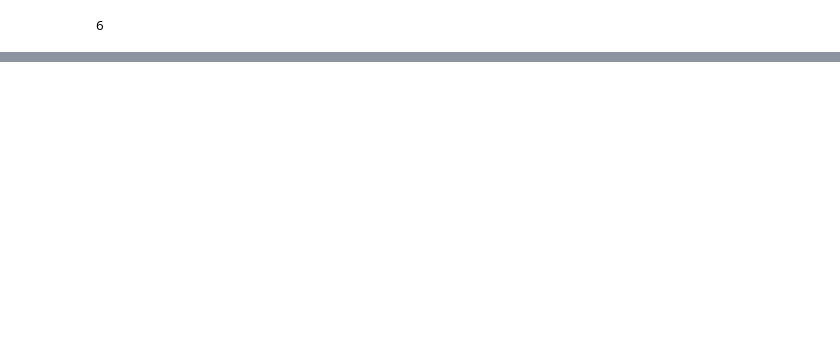
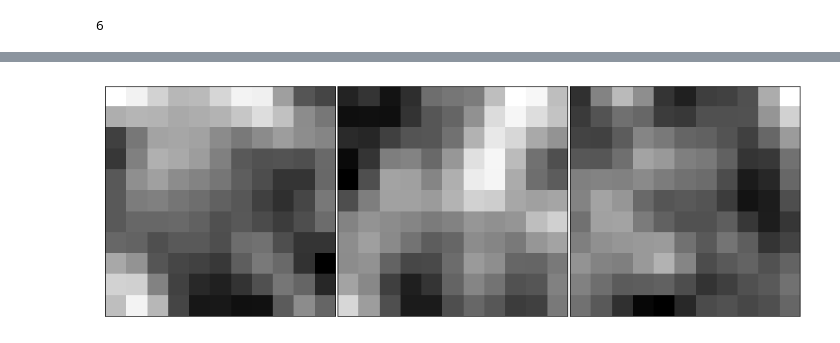
Before and after one commit to tifat58/Deep-Learning-Image-Classification, a Jupyter notebook: shahzain_task.ipynb, the cells around one changed output, grey strips where cells are left out. Saved outputs shown, nothing was run; the diff lists cells and outputs as text; code cells hidden in the pictures; blank space fills up the shorter version.

```diff
--- a/shahzain_task.ipynb
+++ b/shahzain_task.ipynb
@@ -41,0 +55,5 @@ NameError: name 'X_dat' is not defined
+# %%
+import Sampler as sp
+
+X = np.load('X.npy')
+Y = np.load('Y.npy')
@@ -41,0 +103,8 @@ NameError: name 'X_dat' is not defined
+# %%
+(x_train, y_train) = (X[0:15000], Y[0:15000])
+(x_test, y_test) = (X[15000:], Y[15000:])
+img_height, img_width, channel = x_train.shape[1],x_train.shape[2],x_train.shape[3]
+print(img_height, img_width, channel)
+y_train = keras.utils.to_categorical(y_train, num_classes)
+y_test = keras.utils.to_categorical(y_test, num_classes)
+print(x_train.shape)
@@ -41,0 +184,25 @@ NameError: name 'X_dat' is not defined
+# %%
+# print the model summary
+model.summary()
+
+# determine Loss function and Optimizer
+model.compile(loss='categorical_crossentropy',
+              optimizer=Adam(),
+              metrics=['accuracy'])
+
+# Train the Model
+#Preprocessing of images
+
+checkpointer = ModelCheckpoint(filepath="best_weights.hdf5",
+                               monitor='val_acc',
+                               verbose=1,
+                               save_best_only= True)
+
+
+
+history = model.fit(x_train, y_train,
+                              batch_size = batch_size,
+                              epochs=epochs,
+                              callbacks=[checkpointer],
+                              verbose=1,
+                              validation_data=(x_test, y_test))
@@ -41,0 +236,9 @@ NameError: name 'X_dat' is not defined
+# %%
+#Example of data vizaulization
+import DataViz as dv
+keranl_vix =  dv.DataVizulaize(model)
+#for layer in model.layers:
+#   weights = layer.get_weights() # list of numpy arrays
+vizul = keranl_vix.vizualize(0,3, shapeofgrid = (1,3),gray=True)
+# %% [output]
+[figure, added]
```
Also changed, not shown: parts of 24 cells of this notebook.
